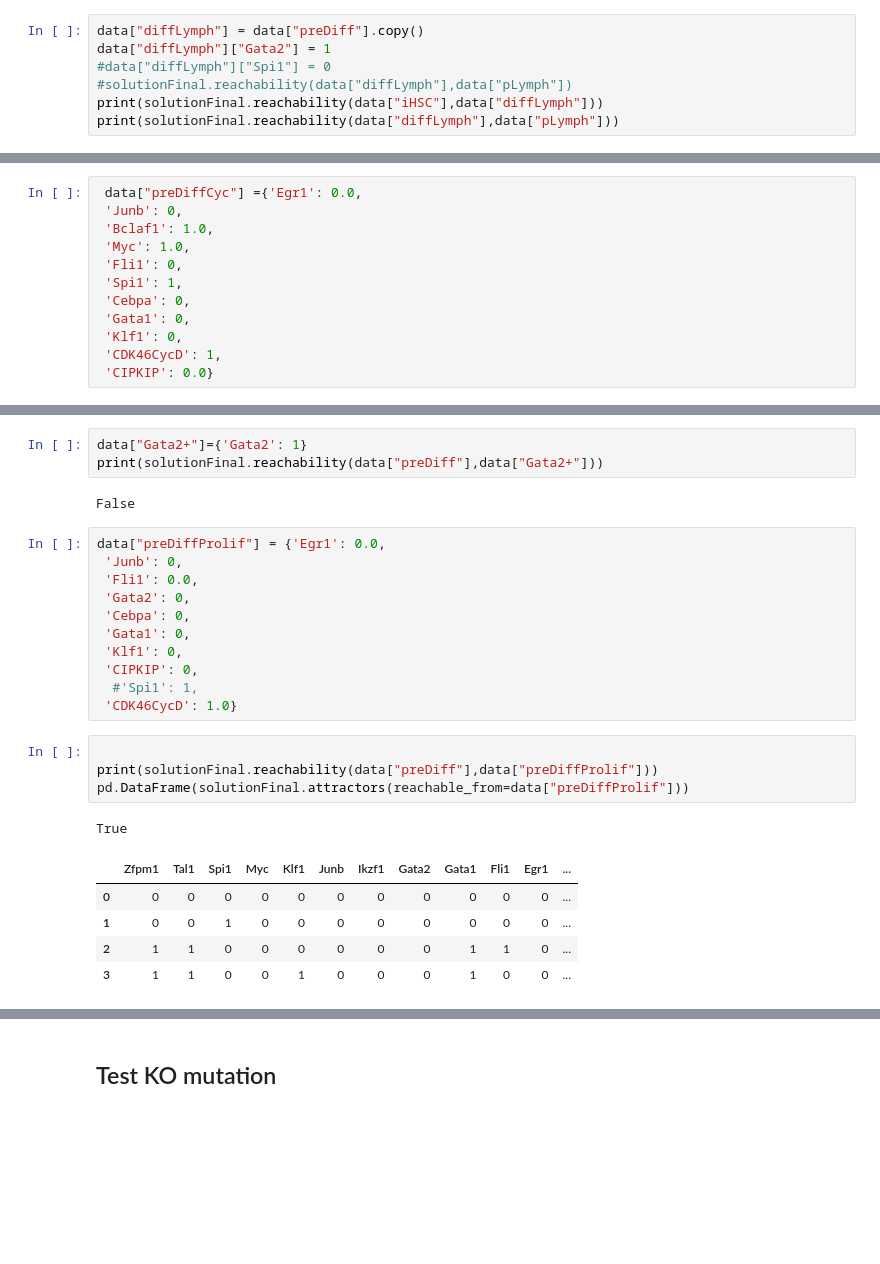
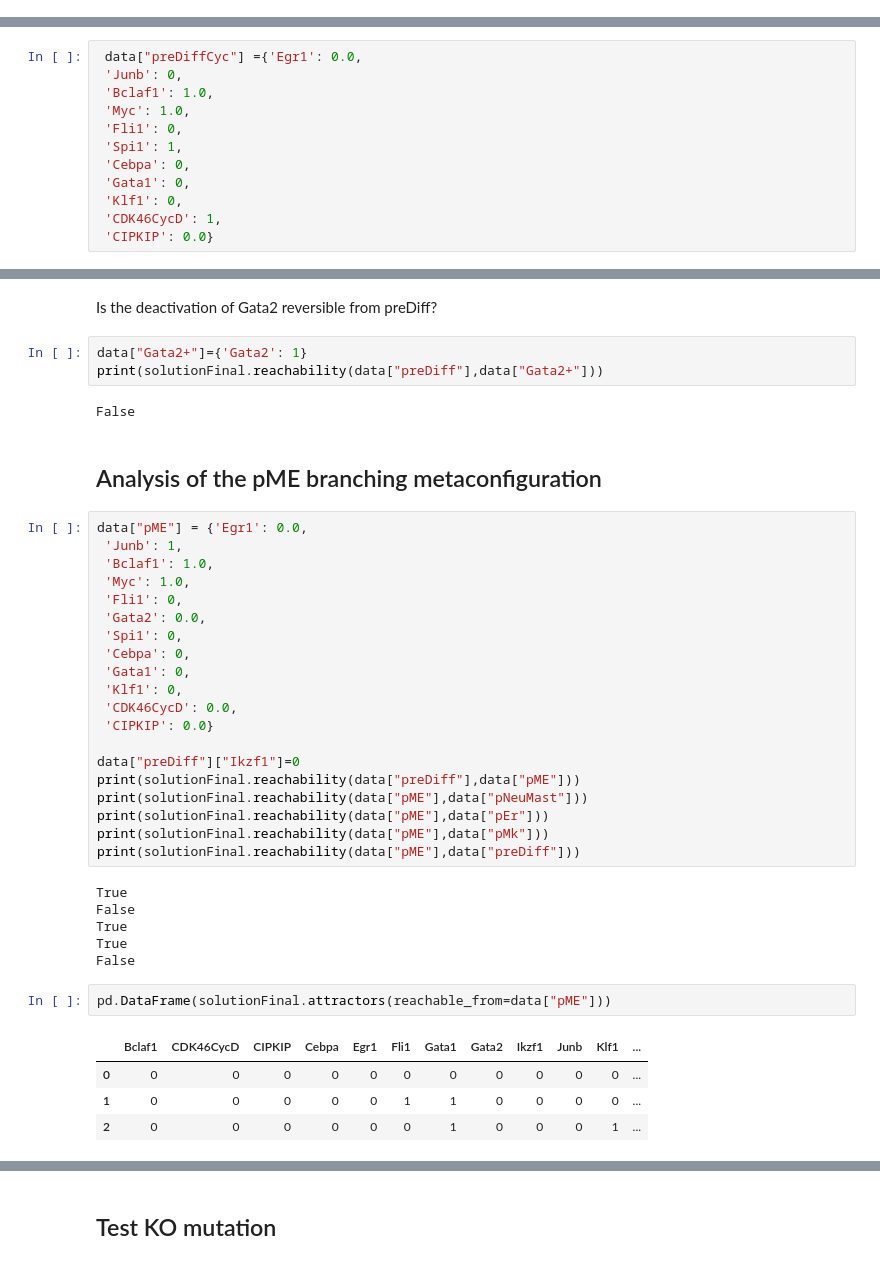
Before and after one commit to leonardHerault/scRNA_infer, a Jupyter notebook: report/reportBonesis.ipynb, the cells around one changed output, grey strips where cells are left out. Drawn from its saved outputs; the diff is of its cells as text; blank space fills up the shorter version.

Commit message:
updating the analysis of the dynamics in the solution model

```diff
--- a/report/reportBonesis.ipynb
+++ b/report/reportBonesis.ipynb
@@ -486,7 +484,0 @@ pd.DataFrame(solutionFinal.attractors(reachable_from=data["srHSC"]))
-# %%
-data["diffLymph"] = data["preDiff"].copy()
-data["diffLymph"]["Gata2"] = 1
-#data["diffLymph"]["Spi1"] = 0
-#solutionFinal.reachability(data["diffLymph"],data["pLymph"])
-print(solutionFinal.reachability(data["iHSC"],data["diffLymph"]))
-print(solutionFinal.reachability(data["diffLymph"],data["pLymph"]))
@@ -523,27 +514,42 @@ True
+# %% [markdown]
+Is the deactivation of Gata2 reversible from preDiff?
 # %%
 data["Gata2+"]={'Gata2': 1}
 print(solutionFinal.reachability(data["preDiff"],data["Gata2+"]))
 # %% [output]
 False
-# %%
-data["preDiffProlif"] = {'Egr1': 0.0,
- 'Junb': 0,
- 'Fli1': 0.0,
- 'Gata2': 0,
- 'Cebpa': 0,
- 'Gata1': 0,
- 'Klf1': 0,
- 'CIPKIP': 0,
-  #'Spi1': 1,
- 'CDK46CycD': 1.0}
+# %% [markdown]
+## Analysis of the pME branching metaconfiguration
+# %%
+data["pME"] = {'Egr1': 0.0,
+ 'Junb': 1,
+ 'Bclaf1': 1.0,
+ 'Myc': 1.0,
+ 'Fli1': 0,
+ 'Gata2': 0.0,
+ 'Spi1': 0,
+ 'Cebpa': 0,
+ 'Gata1': 0,
+ 'Klf1': 0,
+ 'CDK46CycD': 0.0,
+ 'CIPKIP': 0.0}
+
+data["preDiff"]["Ikzf1"]=0
+print(solutionFinal.reachability(data["preDiff"],data["pME"]))
+print(solutionFinal.reachability(data["pME"],data["pNeuMast"]))
+print(solutionFinal.reachability(data["pME"],data["pEr"]))
+print(solutionFinal.reachability(data["pME"],data["pMk"]))
+print(solutionFinal.reachability(data["pME"],data["preDiff"]))
+# %% [output]
+True
+False
+True
+True
+False
 # %%
-
-print(solutionFinal.reachability(data["preDiff"],data["preDiffProlif"]))
-pd.DataFrame(solutionFinal.attractors(reachable_from=data["preDiffProlif"]))
+pd.DataFrame(solutionFinal.attractors(reachable_from=data["pME"]))
 # %% [output]
-True
-|  | Zfpm1 | Tal1 | Spi1 | Myc | Klf1 | Junb | Ikzf1 | Gata2 | Gata1 | Fli1 | Egr1 | ... |
+|  | Bclaf1 | CDK46CycD | CIPKIP | Cebpa | Egr1 | Fli1 | Gata1 | Gata2 | Ikzf1 | Junb | Klf1 | ... |
 | 0 | 0 | 0 | 0 | 0 | 0 | 0 | 0 | 0 | 0 | 0 | 0 | ... |
-| 1 | 0 | 0 | 1 | 0 | 0 | 0 | 0 | 0 | 0 | 0 | 0 | ... |
-| 2 | 1 | 1 | 0 | 0 | 0 | 0 | 0 | 0 | 1 | 1 | 0 | ... |
-| 3 | 1 | 1 | 0 | 0 | 1 | 0 | 0 | 0 | 1 | 0 | 0 | ... |
+| 1 | 0 | 0 | 0 | 0 | 0 | 1 | 1 | 0 | 0 | 0 | 0 | ... |
+| 2 | 0 | 0 | 0 | 0 | 0 | 0 | 1 | 0 | 0 | 0 | 1 | ... |
```
Also changed, not shown: parts of 89 cells of this notebook.
